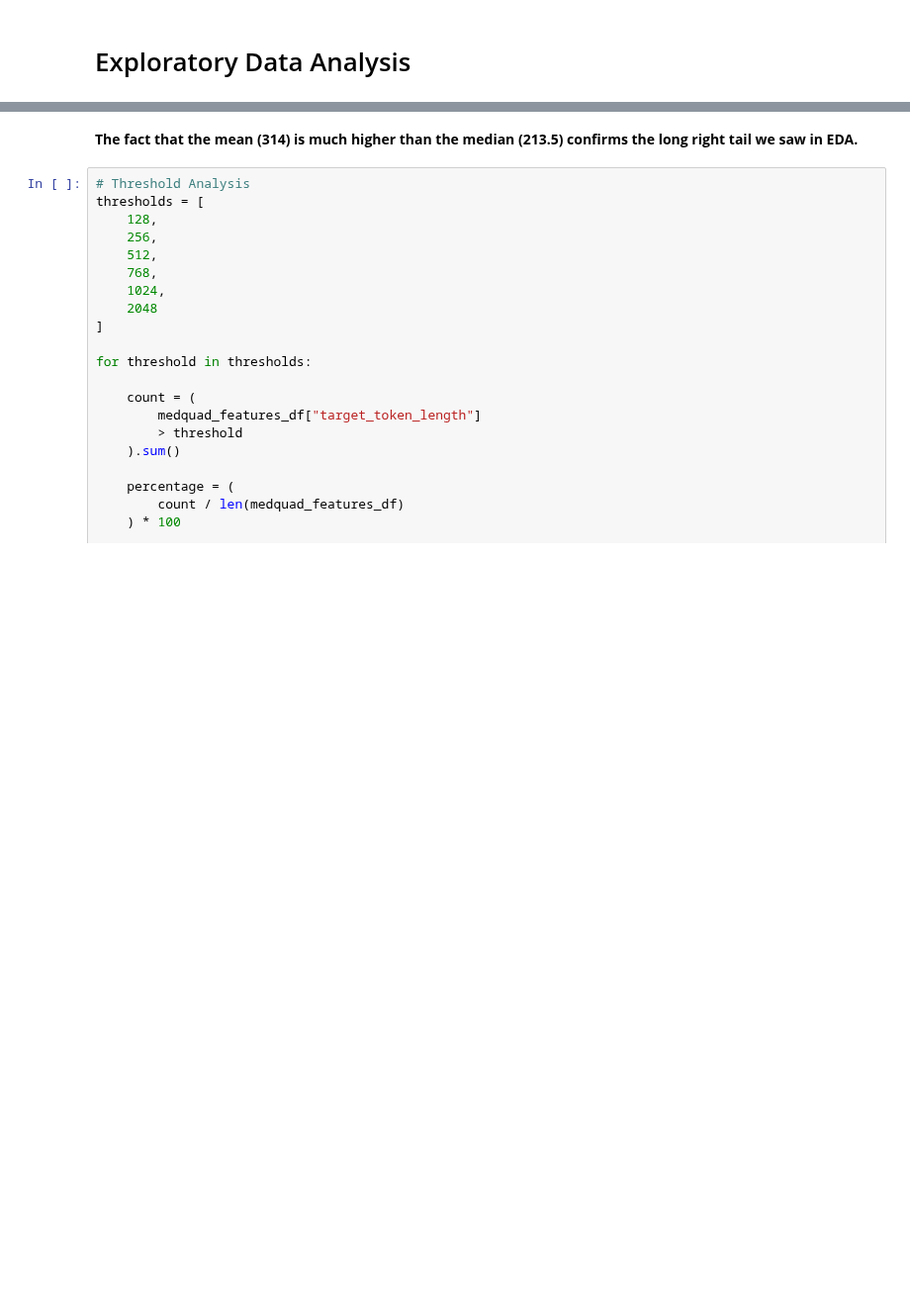
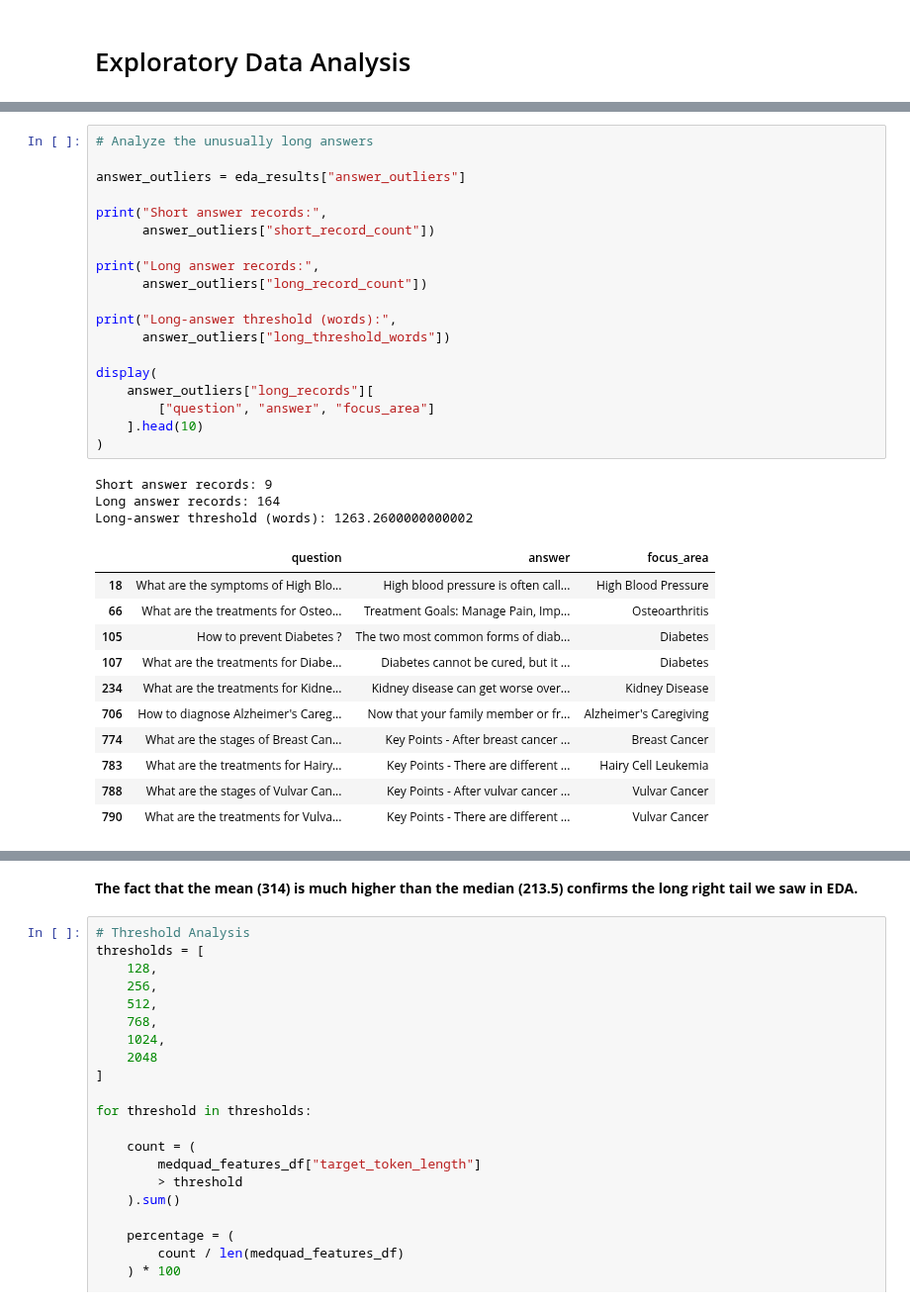
Before and after one commit to McChandra/medical_chatbot, a Jupyter notebook: notebooks/test.ipynb, the cells around one changed output, grey strips where cells are left out. Shown at 99% size. Cells and saved outputs as stored; diff of their text form; blank space fills up the shorter version.

```diff
--- a/notebooks/test.ipynb
+++ b/notebooks/test.ipynb
@@ -504,0 +196,34 @@ TARGET TOKEN STATISTICS: {'count': 500, 'minimum': 3, 'maximum': 4943, 'mean': 3
+# %%
+# Analyze the unusually long answers
+
+answer_outliers = eda_results["answer_outliers"]
+
+print("Short answer records:",
+      answer_outliers["short_record_count"])
+
+print("Long answer records:",
+      answer_outliers["long_record_count"])
+
+print("Long-answer threshold (words):",
+      answer_outliers["long_threshold_words"])
+
+display(
+    answer_outliers["long_records"][
+        ["question", "answer", "focus_area"]
+    ].head(10)
+)
+# %% [output]
+Short answer records: 9
+Long answer records: 164
+Long-answer threshold (words): 1263.2600000000002
+|  | question | answer | focus_area |
+| 18 | What are the symptoms of High Blo... | High blood pressure is often call... | High Blood Pressure |
+| 66 | What are the treatments for Osteo... | Treatment Goals: Manage Pain, Imp... | Osteoarthritis |
+| 105 | How to prevent Diabetes ? | The two most common forms of diab... | Diabetes |
+| 107 | What are the treatments for Diabe... | Diabetes cannot be cured, but it ... | Diabetes |
+| 234 | What are the treatments for Kidne... | Kidney disease can get worse over... | Kidney Disease |
+| 706 | How to diagnose Alzheimer's Careg... | Now that your family member or fr... | Alzheimer's Caregiving |
+| 774 | What are the stages of Breast Can... | Key Points - After breast cancer ... | Breast Cancer |
+| 783 | What are the treatments for Hairy... | Key Points - There are different ... | Hairy Cell Leukemia |
+| 788 | What are the stages of Vulvar Can... | Key Points - After vulvar cancer ... | Vulvar Cancer |
+| 790 | What are the treatments for Vulva... | Key Points - There are different ... | Vulvar Cancer |
```
Also changed, not shown: parts of 52 cells of this notebook.
